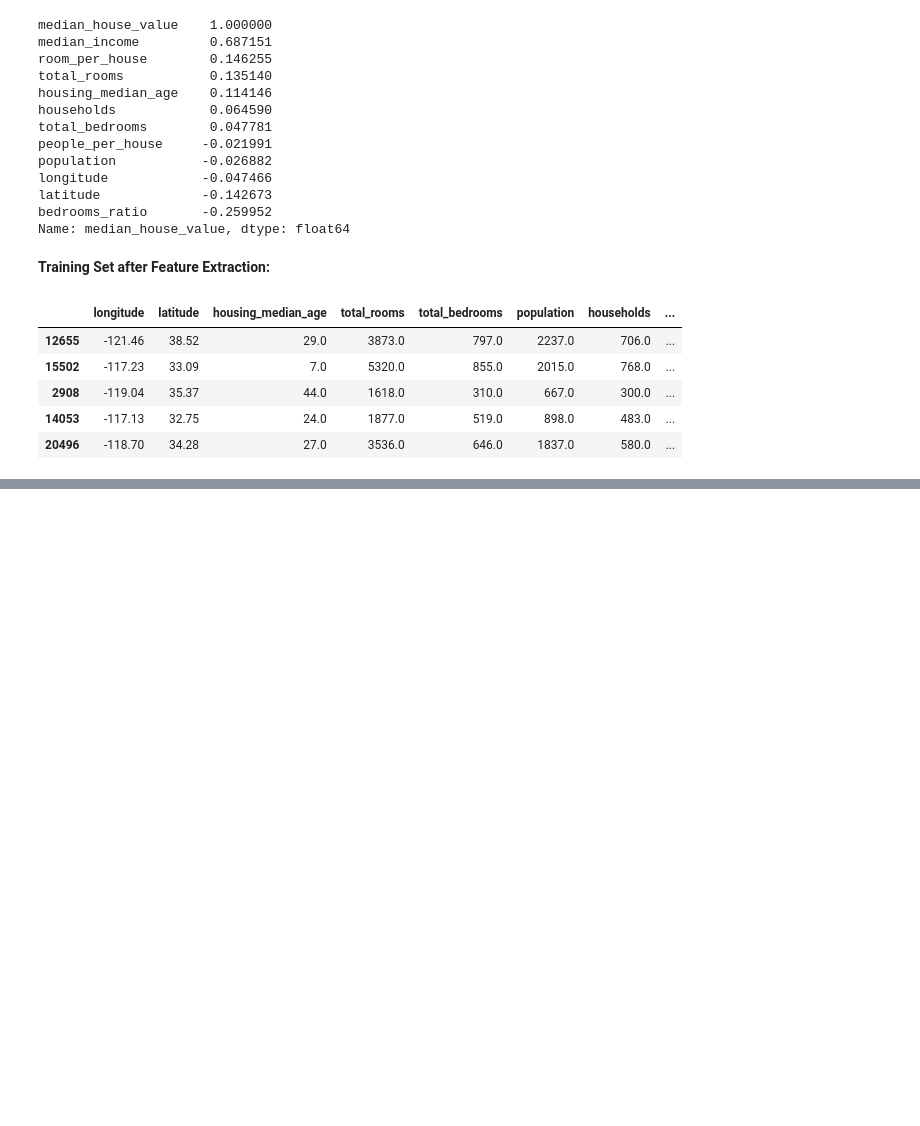
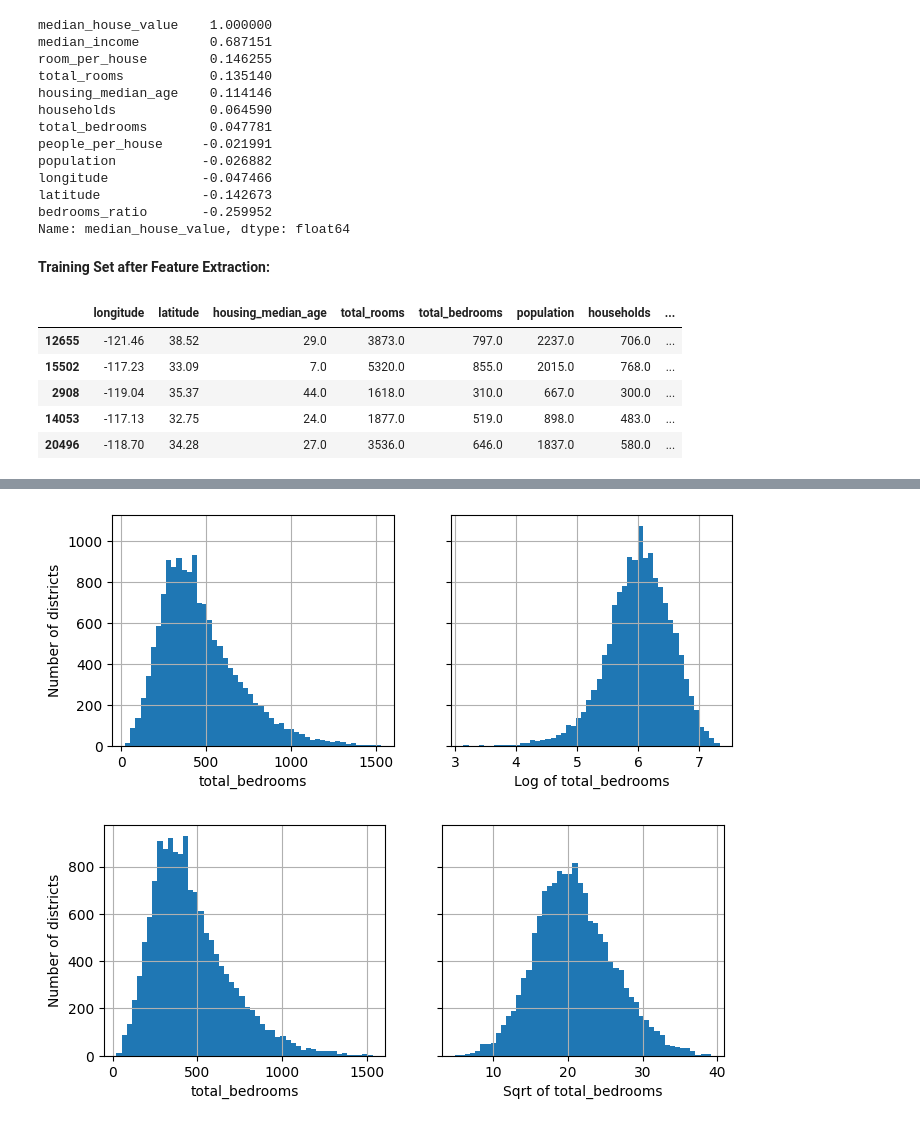
Before and after one commit to enescatagan/house-price-prediction, a Jupyter notebook: notebooks/main_nb.ipynb, the cells around one changed output, grey strips where cells are left out. Saved outputs shown, nothing was run; the diff lists cells and outputs as text; code cells hidden in the pictures; blank space fills up the shorter version.

```diff
--- a/notebooks/main_nb.ipynb
+++ b/notebooks/main_nb.ipynb
@@ -361,0 +490,2 @@ housing.head()
+# %%
+housing_num, _ = separate_numerical_categorical(housing)
@@ -361,0 +502,4 @@ housing.head()
+# %%
+# Drop Outliers
+housing = housing.iloc[outlier_pred == 1]
+housing_labels = housing_labels.iloc[outlier_pred == 1]
@@ -361,0 +566,41 @@ housing.head()
+# %%
+def plot_log(data, column, bins=50):
+    """
+    Plots the histogram of a column and its logarithm.
+
+    Args:
+    - data (DataFrame): Input DataFrame containing the column to be visualized.
+    - column (str): Column name to be visualized.
+    - figsize (tuple, optional): Figure size (default: (8, 3)).
+    - bins (int, optional): Number of bins for the histograms (default: 50).
+    """
+    fig, axs = plt.subplots(1, 2, figsize=(8, 3), sharey=True)
+    data[column].hist(ax=axs[0], bins=bins)
+    data[column].apply(np.log).hist(ax=axs[1], bins=bins)
+    axs[0].set_xlabel(column)
+    axs[1].set_xlabel(f"Log of {column}")
+    axs[0].set_ylabel("Number of districts")
+    plt.show()
+# %%
+def plot_sqrt(data, column, bins=50):
+    """
+    Plots the histogram of a column and its square root.
+
+    Args:
+    - data (DataFrame): Input DataFrame containing the column to be visualized.
+    - column (str): Column name to be visualized.
+    - bins (int, optional): Number of bins for the histograms (default: 50).
+    """
+    fig, axs = plt.subplots(1, 2, figsize=(8, 3), sharey=True)
+    data[column].hist(ax=axs[0], bins=bins)
+    data[column].apply(np.sqrt).hist(ax=axs[1], bins=bins)
+    axs[0].set_xlabel(column)
+    axs[1].set_xlabel(f"Sqrt of {column}")
+    axs[0].set_ylabel("Number of districts")
+    plt.show()
+# %%
+plot_log(housing, "total_bedrooms")
+plot_sqrt(housing, "total_bedrooms")
+# %% [output]
+[figure, added]
+[figure, added]
```
Also changed, not shown: parts of 59 cells of this notebook, 3 other files.
